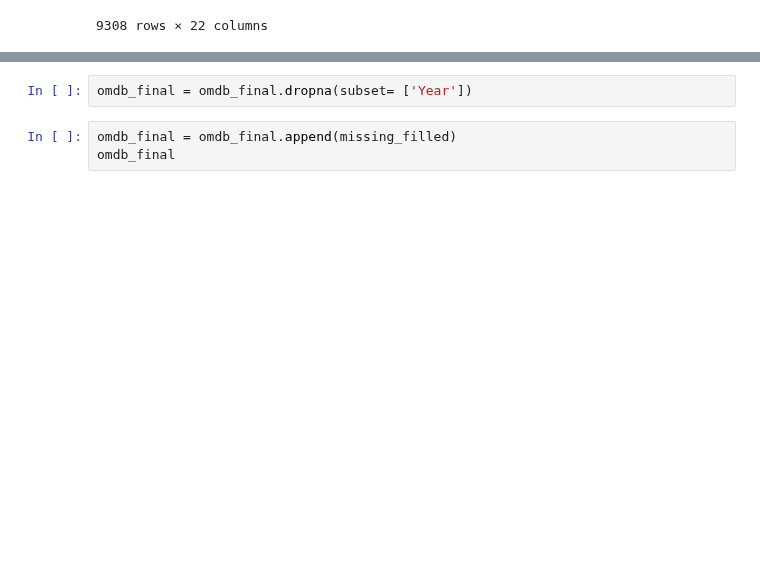
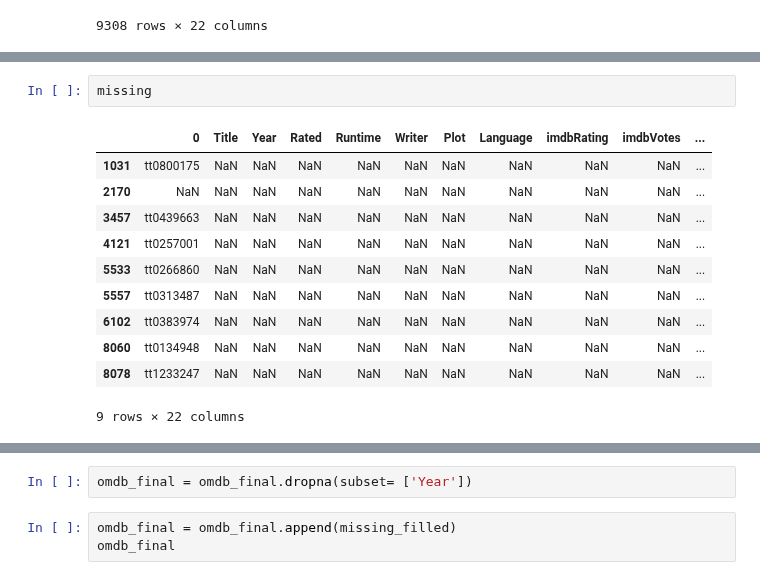
Before and after one commit to yuayixio/MovieRatingPredictor, a Jupyter notebook: notebooks/Cleaning+Preprocessing/Omdb_data_cleaning.ipynb, the cells around one changed output, grey strips where cells are left out. Saved outputs shown, nothing was run; the diff lists cells and outputs as text; blank space fills up the shorter version.

```diff
--- a/notebooks/Cleaning+Preprocessing/Omdb_data_cleaning.ipynb
+++ b/notebooks/Cleaning+Preprocessing/Omdb_data_cleaning.ipynb
@@ -220,0 +192,14 @@ missing_filled
+# %%
+missing
+# %% [output]
+|  | 0 | Title | Year | Rated | Runtime | Writer | Plot | Language | imdbRating | imdbVotes | ... |
+| 1031 | tt0800175 | NaN | NaN | NaN | NaN | NaN | NaN | NaN | NaN | NaN | ... |
+| 2170 | NaN | NaN | NaN | NaN | NaN | NaN | NaN | NaN | NaN | NaN | ... |
+| 3457 | tt0439663 | NaN | NaN | NaN | NaN | NaN | NaN | NaN | NaN | NaN | ... |
+| 4121 | tt0257001 | NaN | NaN | NaN | NaN | NaN | NaN | NaN | NaN | NaN | ... |
+| 5533 | tt0266860 | NaN | NaN | NaN | NaN | NaN | NaN | NaN | NaN | NaN | ... |
+| 5557 | tt0313487 | NaN | NaN | NaN | NaN | NaN | NaN | NaN | NaN | NaN | ... |
+| 6102 | tt0383974 | NaN | NaN | NaN | NaN | NaN | NaN | NaN | NaN | NaN | ... |
+| 8060 | tt0134948 | NaN | NaN | NaN | NaN | NaN | NaN | NaN | NaN | NaN | ... |
+| 8078 | tt1233247 | NaN | NaN | NaN | NaN | NaN | NaN | NaN | NaN | NaN | ... |
+9 rows × 22 columns
```
Also changed, not shown: parts of 9 cells of this notebook, 3 other files.
